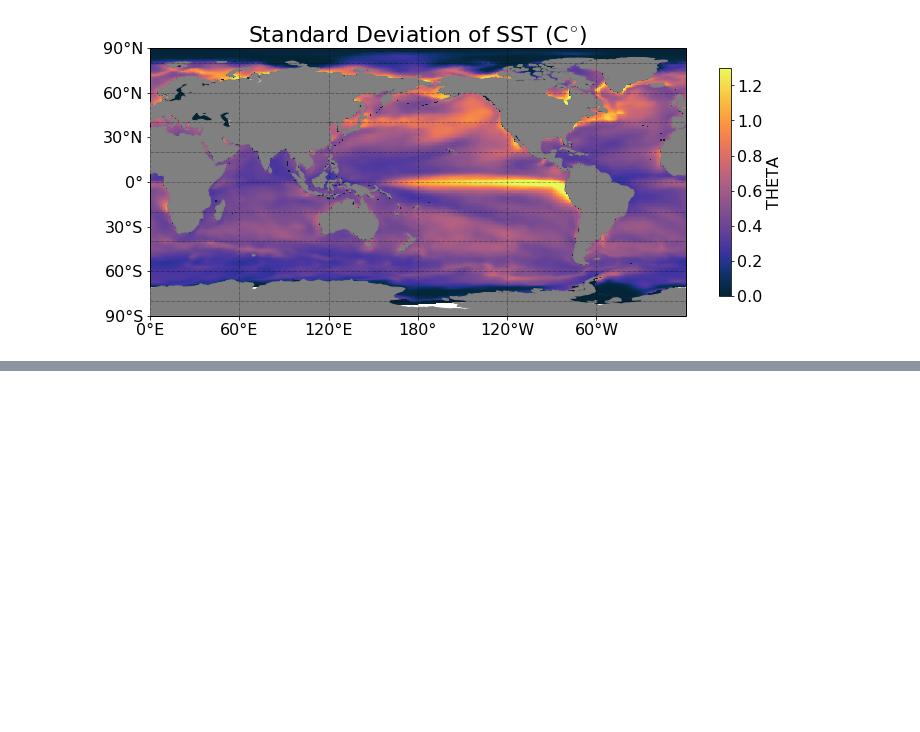
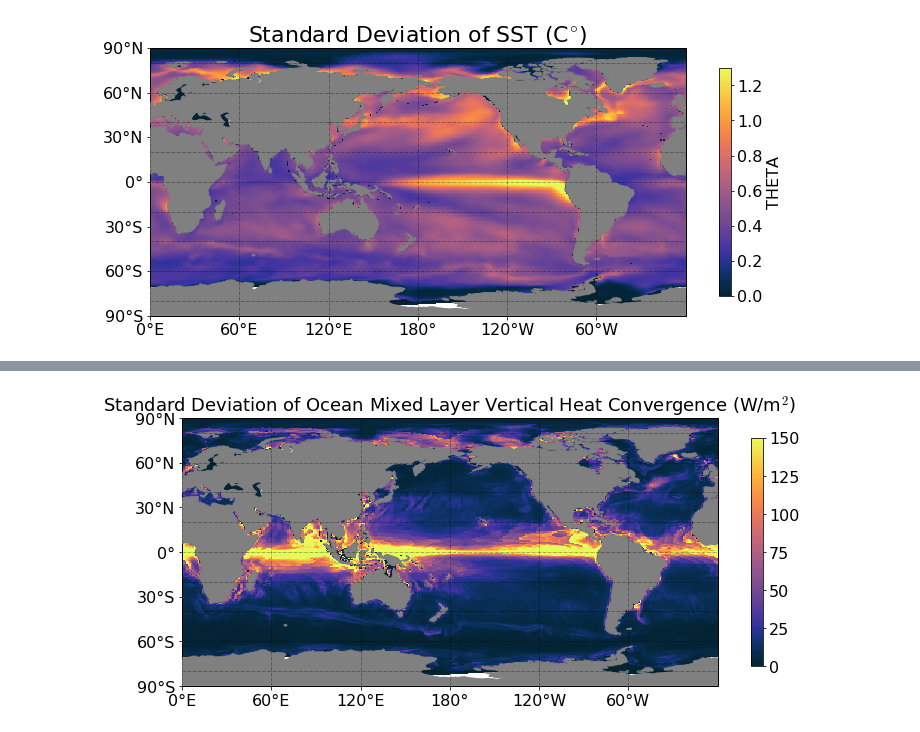
Before and after one commit to cpatrizio88/pangeo_ECCO, a Jupyter notebook: test_ecco.ipynb, the cells around one changed output, grey strips where cells are left out. Saved outputs shown, nothing was run; the diff lists cells and outputs as text; code cells hidden in the pictures; blank space fills up the shorter version.

```diff
--- a/test_ecco.ipynb
+++ b/test_ecco.ipynb
@@ -638,0 +621,14 @@ ax.set_title(r'Standard Deviation of SST (C$^{\circ}$)');
+# %%
+# Vertical average of vertical ocean heat convergence over ocean mixed layer
+ADVr_TH_clim = ds.ADVr_TH.groupby('time.month').mean(dim='time')
+ADVr_TH_anom = ds.ADVr_TH.groupby('time.month') - ADVr_TH_clim
+
+ADVr_TH_diff_anom = grid.diff(ADVr_TH_anom, 'Z', boundary='extend')
+
+ADVr_TH_diff_anom_mxl = ADVr_TH_diff_anom.where(mxlpoints)
+
+ADVr_TH_conv_anom_vint = (weights*ADVr_TH_diff_anom_mxl).sum(dim='k')
+
+ADVr_TH_std = ADVr_TH_conv_anom_vint.std(dim='time')
+
+ADVr_TH_std = rho0 * cp * (ADVr_TH_std/coords.rA).fillna(0.).load()
@@ -638,0 +641,6 @@ ax.set_title(r'Standard Deviation of SST (C$^{\circ}$)');
+# %%
+# Plot standard deviation of ocean mixed layer vertical heat convergence
+m, ax = mapper(ADVr_TH_std, cmap=cmocean.cm.thermal, vmax=150, vmin=0);
+ax.set_title(r'Standard Deviation of Ocean Mixed Layer Vertical Heat Convergence (W/m$^2$)');
+# %% [output]
+[figure, added]
```
Also changed, not shown: parts of 15 cells of this notebook.
